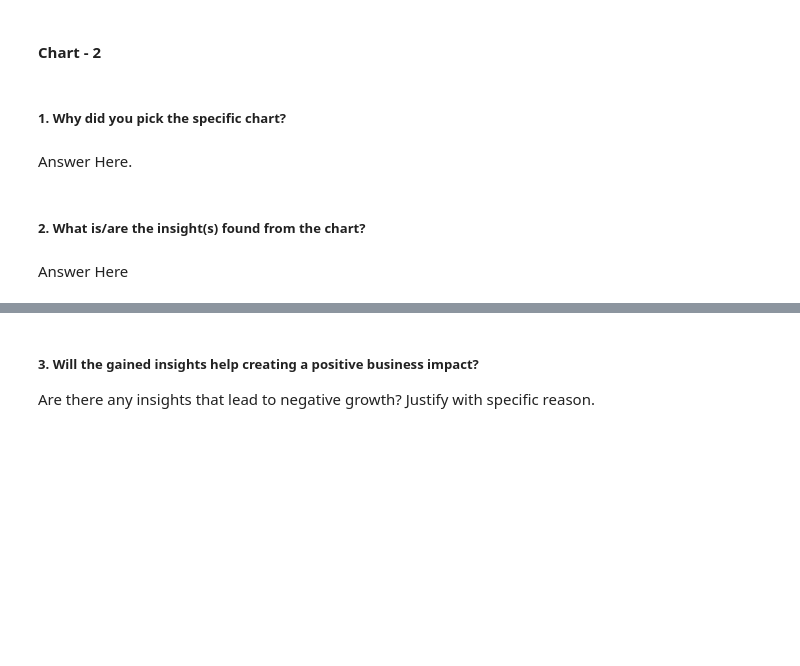
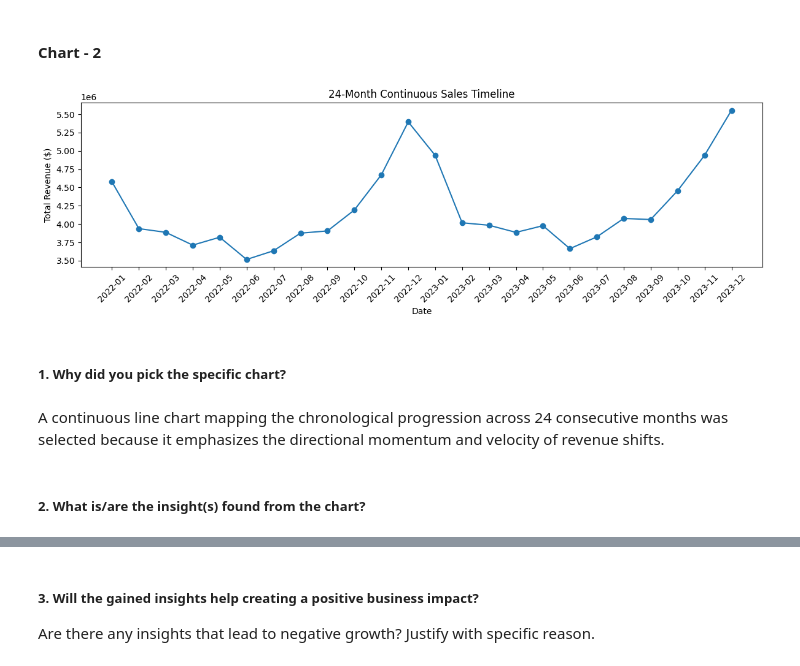
Before and after one commit to Vansh-172/EDA-CAPSTONE-PROJECT, a Jupyter notebook: Vansh_Goyal_EDA_Capstone_Project_Submission.ipynb, the cells around one changed output, grey strips where cells are left out. Drawn from its saved outputs; the diff is of its cells as text; code cells hidden in the pictures; blank space fills up the shorter version.

```diff
--- a/Vansh_Goyal_EDA_Capstone_Project_Submission.ipynb
+++ b/Vansh_Goyal_EDA_Capstone_Project_Submission.ipynb
@@ -252,8 +304,22 @@ Answer Here
+# %%
+# Chart - 2 visualization code
+monthly_trend = df.groupby('Year_Month')['Amount'].sum().reset_index()
+monthly_trend['Year_Month_Str'] = monthly_trend['Year_Month'].astype(str)
+
+plt.figure(figsize=(12, 4))
+plt.plot(monthly_trend['Year_Month_Str'], monthly_trend['Amount'], marker='o')
+
+plt.title('24-Month Continuous Sales Timeline')
+plt.xlabel('Date')
+plt.ylabel('Total Revenue ($)')
+plt.xticks(rotation=45)
+plt.tight_layout()
+plt.show()
+# %% [output]
+[figure, added]
 # %% [markdown]
 ##### 1. Why did you pick the specific chart?
-# %% [markdown]
-Answer Here.
+# %% [markdown]
+A continuous line chart mapping the chronological progression across 24 consecutive months was selected because it emphasizes the directional momentum and velocity of revenue shifts.
 # %% [markdown]
 ##### 2. What is/are the insight(s) found from the chart?
-# %% [markdown]
-Answer Here
```
Also changed, not shown: parts of 79 cells of this notebook.
